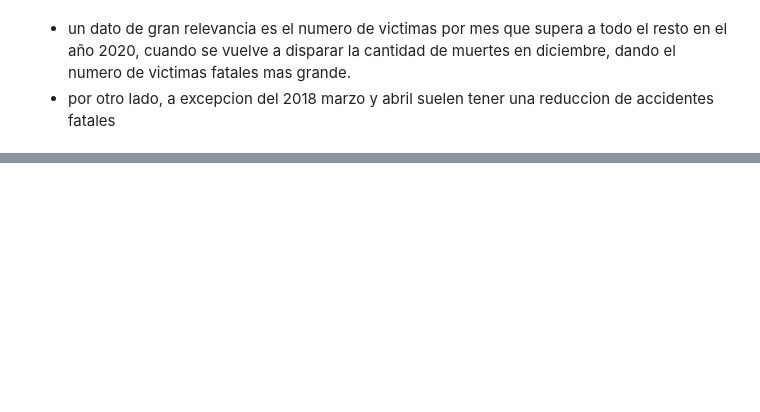
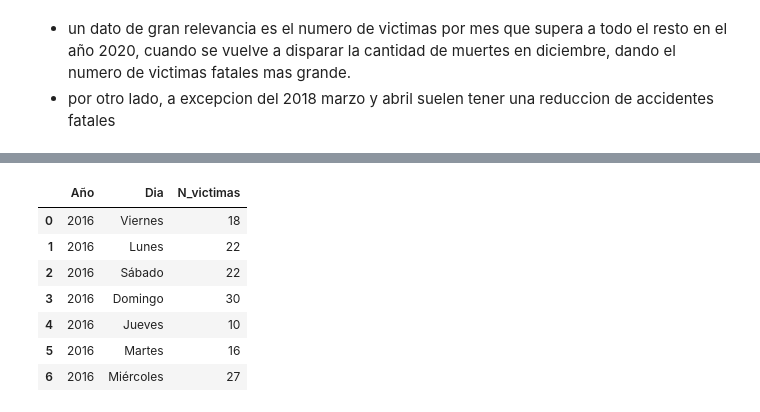
Before and after one commit to matiasbarriosled/PiDa2, a Jupyter notebook: EDA/EDA.ipynb, the cells around one changed output, grey strips where cells are left out. Saved outputs shown, nothing was run; the diff lists cells and outputs as text; code cells hidden in the pictures; blank space fills up the shorter version.

```diff
--- a/EDA/EDA.ipynb
+++ b/EDA/EDA.ipynb
@@ -160,0 +140,22 @@ for anio in anios:
+# %%
+#utilizamos un diccionario para llamar en el replace y hacer la traduccion de los dias al español
+dias_ingles_espanol = {
+    'Monday': 'Lunes',
+    'Tuesday': 'Martes',
+    'Wednesday': 'Miércoles',
+    'Thursday': 'Jueves',
+    'Friday': 'Viernes',
+    'Saturday': 'Sábado',
+    'Sunday': 'Domingo'
+}
+victimas_por_dia['Dia'] = victimas_por_dia['Dia'].replace(dias_ingles_espanol)
+victimas_por_dia.head(7)
+# %% [output]
+|  | Año | Dia | N_victimas |
+| 0 | 2016 | Viernes | 18 |
+| 1 | 2016 | Lunes | 22 |
+| 2 | 2016 | Sábado | 22 |
+| 3 | 2016 | Domingo | 30 |
+| 4 | 2016 | Jueves | 10 |
+| 5 | 2016 | Martes | 16 |
+| 6 | 2016 | Miércoles | 27 |
```
Also changed, not shown: parts of 15 cells of this notebook, 2 other files.
